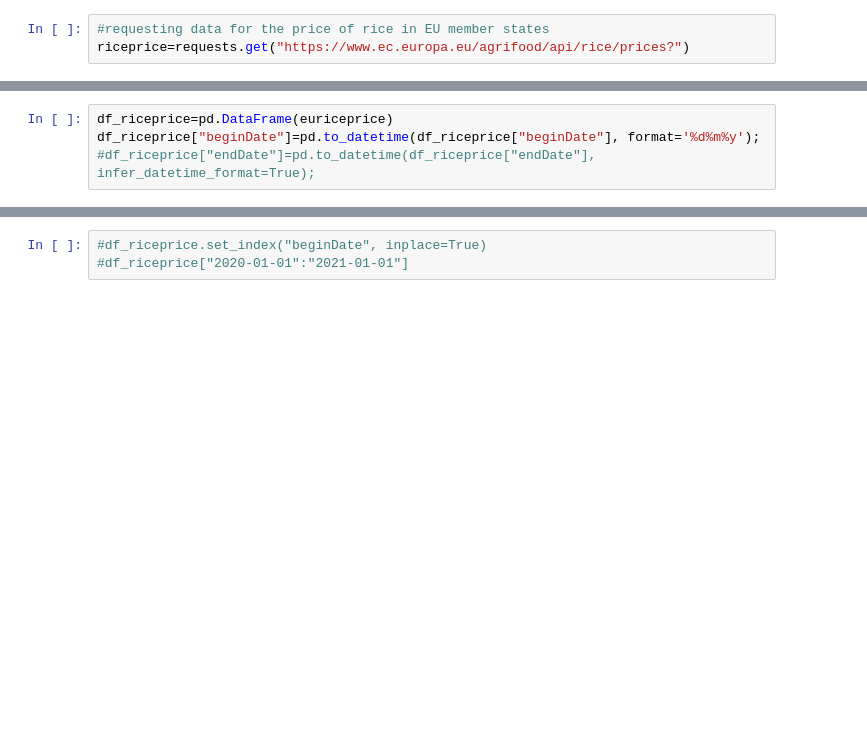
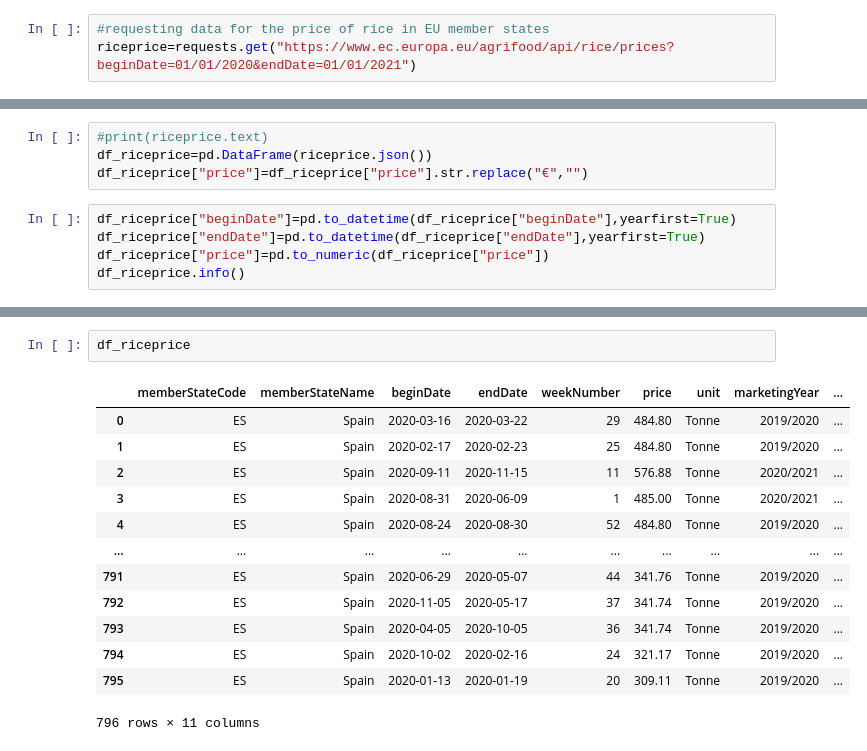
Before and after one commit to JohnsenClasses/final-project-schneider-thapa-koirala, a Jupyter notebook: euriceinfo.ipynb, the cells around one changed output, grey strips where cells are left out. Cells and saved outputs as stored; diff of their text form; blank space fills up the shorter version.

Commit message:
some edits on eurice

```diff
--- a/euriceinfo.ipynb
+++ b/euriceinfo.ipynb
@@ -6,3 +8,3 @@ import datetime as dt
 # %%
 #requesting data for the price of rice in EU member states
-riceprice=requests.get("https://www.ec.europa.eu/agrifood/api/rice/prices?")
+riceprice=requests.get("https://www.ec.europa.eu/agrifood/api/rice/prices?beginDate=01/01/2020&endDate=01/01/2021")
@@ -27,5 +11,10 @@ print(df_riceprice.head())
+# %%
+#print(riceprice.text)
+df_riceprice=pd.DataFrame(riceprice.json())
+df_riceprice["price"]=df_riceprice["price"].str.replace("€","")
 # %%
-df_riceprice=pd.DataFrame(euriceprice)
-df_riceprice["beginDate"]=pd.to_datetime(df_riceprice["beginDate"], format='%d%m%y');
-#df_riceprice["endDate"]=pd.to_datetime(df_riceprice["endDate"], infer_datetime_format=True);
+df_riceprice["beginDate"]=pd.to_datetime(df_riceprice["beginDate"],yearfirst=True)
+df_riceprice["endDate"]=pd.to_datetime(df_riceprice["endDate"],yearfirst=True)
+df_riceprice["price"]=pd.to_numeric(df_riceprice["price"])
+df_riceprice.info()
 # %% [output]
@@ -33,3 +39,16 @@ ValueError: time data '24/01/2005' does not match format '%d%m%y' (match)
-# %%
-#df_riceprice.set_index("beginDate", inplace=True)
-#df_riceprice["2020-01-01":"2021-01-01"]
+# %%
+df_riceprice
+# %% [output]
+|  | memberStateCode | memberStateName | beginDate | endDate | weekNumber | price | unit | marketingYear | ... |
+| 0 | ES | Spain | 2020-03-16 | 2020-03-22 | 29 | 484.80 | Tonne | 2019/2020 | ... |
+| 1 | ES | Spain | 2020-02-17 | 2020-02-23 | 25 | 484.80 | Tonne | 2019/2020 | ... |
+| 2 | ES | Spain | 2020-09-11 | 2020-11-15 | 11 | 576.88 | Tonne | 2020/2021 | ... |
+| 3 | ES | Spain | 2020-08-31 | 2020-06-09 | 1 | 485.00 | Tonne | 2020/2021 | ... |
+| 4 | ES | Spain | 2020-08-24 | 2020-08-30 | 52 | 484.80 | Tonne | 2019/2020 | ... |
+| ... | ... | ... | ... | ... | ... | ... | ... | ... | ... |
+| 791 | ES | Spain | 2020-06-29 | 2020-05-07 | 44 | 341.76 | Tonne | 2019/2020 | ... |
+| 792 | ES | Spain | 2020-11-05 | 2020-05-17 | 37 | 341.74 | Tonne | 2019/2020 | ... |
+| 793 | ES | Spain | 2020-04-05 | 2020-10-05 | 36 | 341.74 | Tonne | 2019/2020 | ... |
+| 794 | ES | Spain | 2020-10-02 | 2020-02-16 | 24 | 321.17 | Tonne | 2019/2020 | ... |
+| 795 | ES | Spain | 2020-01-13 | 2020-01-19 | 20 | 309.11 | Tonne | 2019/2020 | ... |
+796 rows × 11 columns
```
Also changed, not shown: parts of 8 cells of this notebook, 1 other file.
